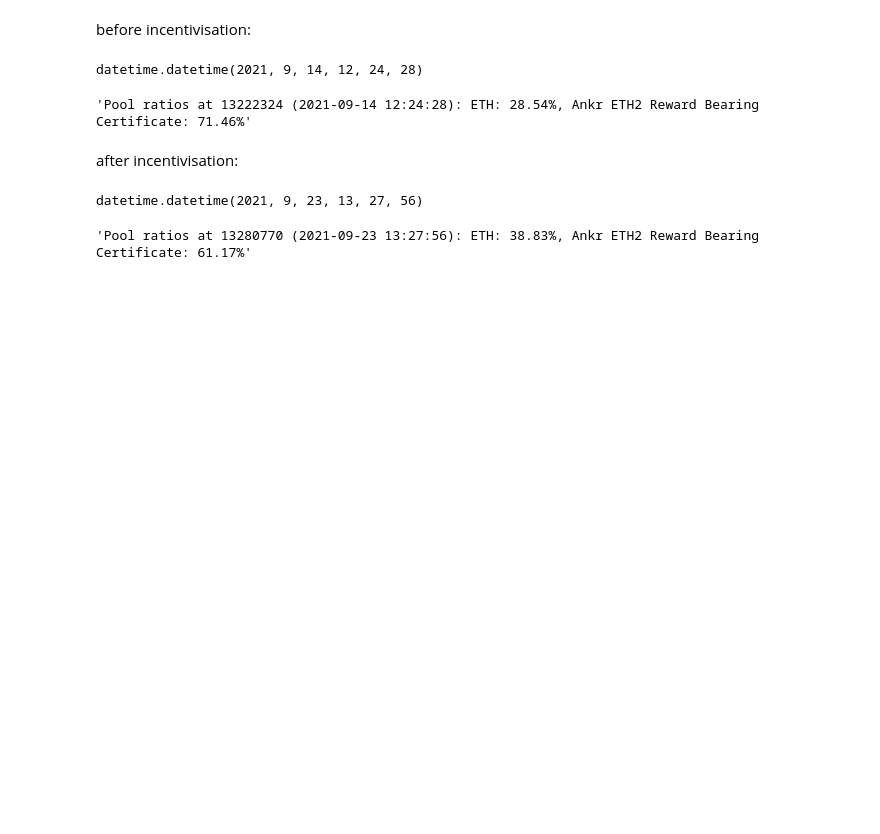
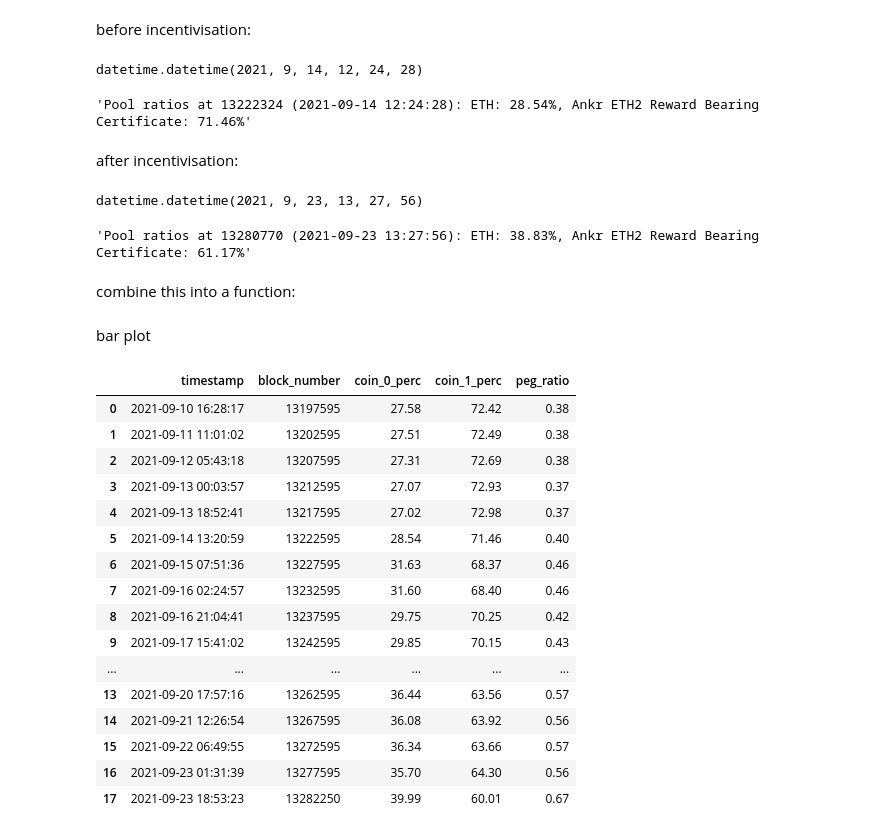
Before and after one commit to bout3fiddy/on-chain-analytics, a Jupyter notebook: notebooks/curve-peg-analysis/peg_if_incentivised.ipynb, the cells around one changed output. Cells and saved outputs as stored; diff of their text form; code cells hidden in the pictures; blank space fills up the shorter version.

```diff
--- a/notebooks/curve-peg-analysis/peg_if_incentivised.ipynb
+++ b/notebooks/curve-peg-analysis/peg_if_incentivised.ipynb
@@ -107,3 +112,5 @@ coin_perc_string = f"Pool ratios at {block_number} ({block_time}): {coin_0}: {ro
 coin_perc_string
 # %% [output]
 'Pool ratios at 13280770 (2021-09-23 13:27:56): ETH: 38.83%, Ankr ETH2 Reward Bearing Certificate: 61.17%'
+# %% [markdown]
+combine this into a function:
@@ -109,0 +160,2 @@ coin_perc_string
+# %% [markdown]
+bar plot
@@ -109,0 +166,20 @@ coin_perc_string
+# %%
+df_plot
+# %% [output]
+|  | timestamp | block_number | coin_0_perc | coin_1_perc | peg_ratio |
+| 0 | 2021-09-10 16:28:17 | 13197595 | 27.58 | 72.42 | 0.38 |
+| 1 | 2021-09-11 11:01:02 | 13202595 | 27.51 | 72.49 | 0.38 |
+| 2 | 2021-09-12 05:43:18 | 13207595 | 27.31 | 72.69 | 0.38 |
+| 3 | 2021-09-13 00:03:57 | 13212595 | 27.07 | 72.93 | 0.37 |
+| 4 | 2021-09-13 18:52:41 | 13217595 | 27.02 | 72.98 | 0.37 |
+| 5 | 2021-09-14 13:20:59 | 13222595 | 28.54 | 71.46 | 0.40 |
+| 6 | 2021-09-15 07:51:36 | 13227595 | 31.63 | 68.37 | 0.46 |
+| 7 | 2021-09-16 02:24:57 | 13232595 | 31.60 | 68.40 | 0.46 |
+| 8 | 2021-09-16 21:04:41 | 13237595 | 29.75 | 70.25 | 0.42 |
+| 9 | 2021-09-17 15:41:02 | 13242595 | 29.85 | 70.15 | 0.43 |
+| ... | ... | ... | ... | ... | ... |
+| 13 | 2021-09-20 17:57:16 | 13262595 | 36.44 | 63.56 | 0.57 |
+| 14 | 2021-09-21 12:26:54 | 13267595 | 36.08 | 63.92 | 0.56 |
+| 15 | 2021-09-22 06:49:55 | 13272595 | 36.34 | 63.66 | 0.57 |
+| 16 | 2021-09-23 01:31:39 | 13277595 | 35.70 | 64.30 | 0.56 |
+| 17 | 2021-09-23 18:53:23 | 13282250 | 39.99 | 60.01 | 0.67 |
```
Also changed, not shown: parts of 8 cells of this notebook.
